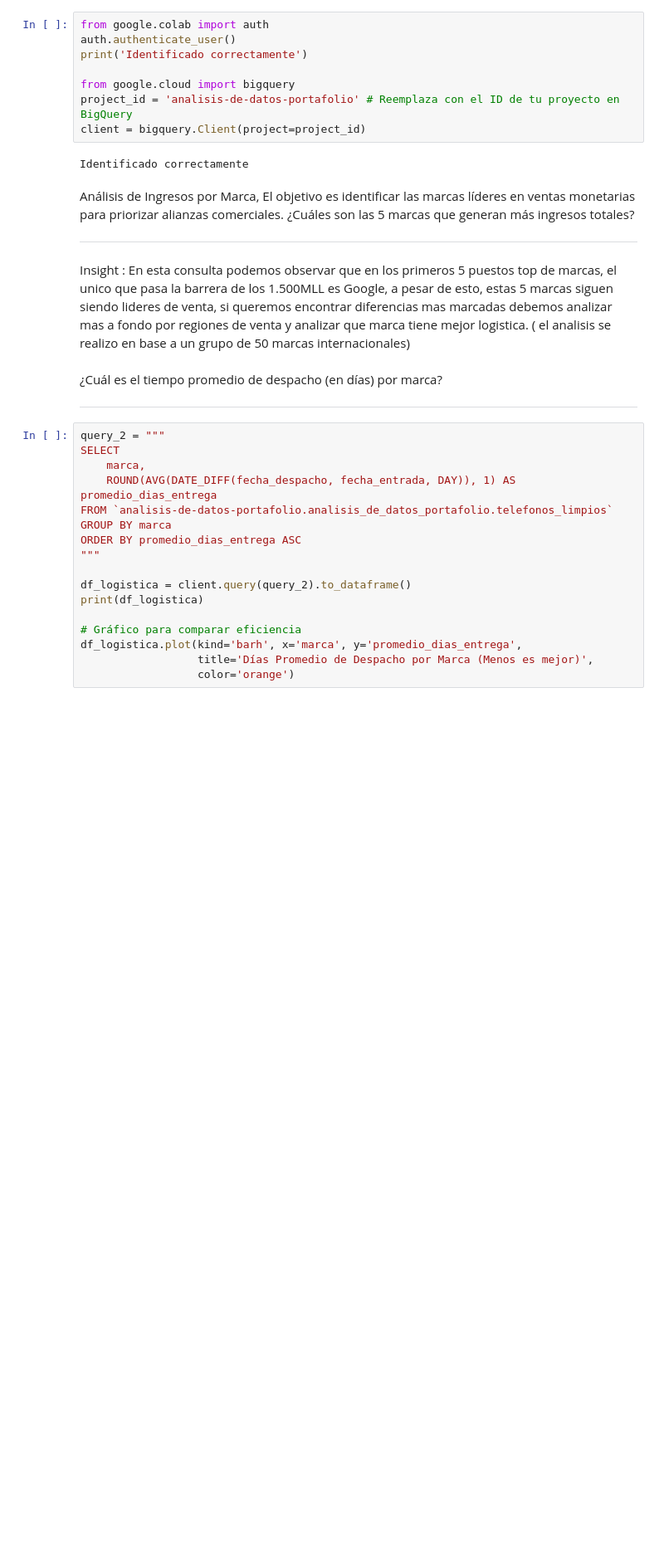
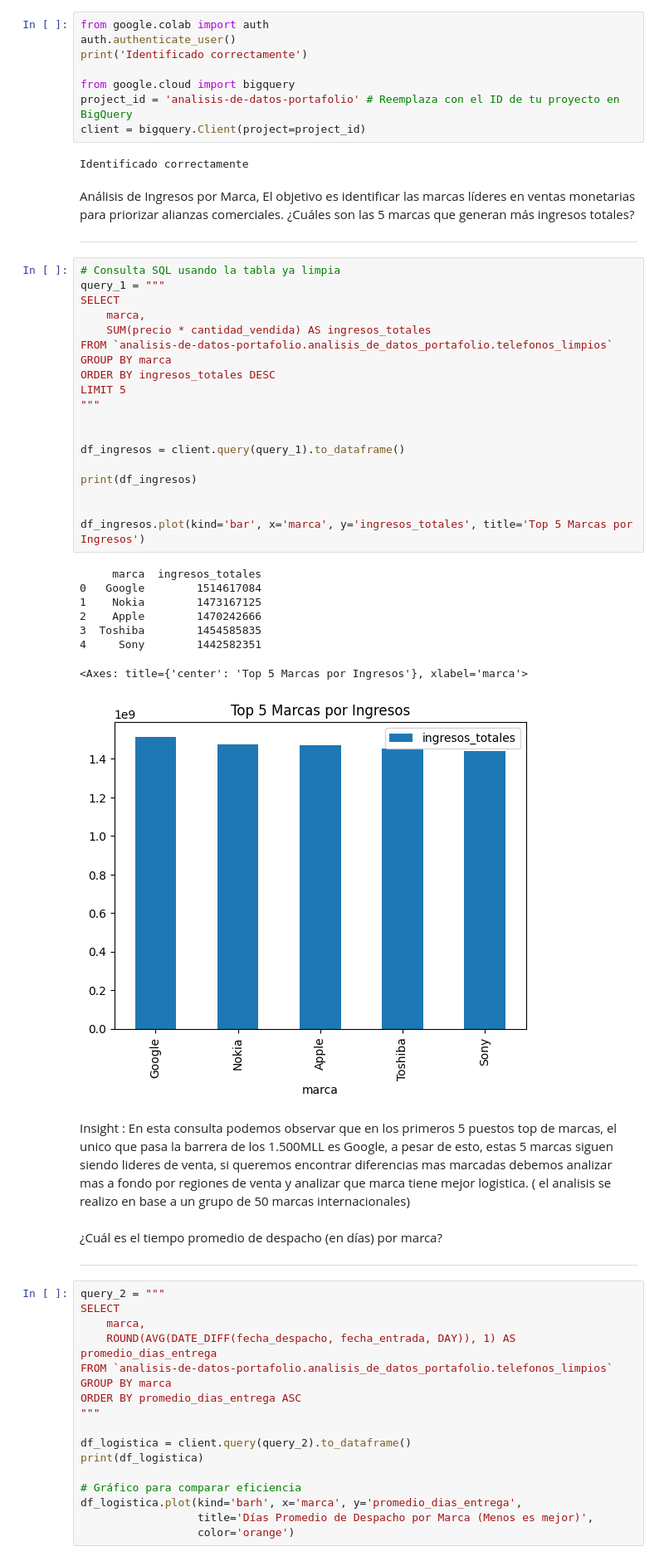
Before and after one commit to ING-HIDALGO/laptops-phones-datos-mercados, a Jupyter notebook: Untitled0.ipynb, the cells around one changed output. Shown at 83% size. Drawn from its saved outputs; the diff is of its cells as text; blank space fills up the shorter version.

```diff
--- a/Untitled0.ipynb
+++ b/Untitled0.ipynb
@@ -15,6 +15,34 @@ Análisis de Ingresos por Marca, El objetivo es identificar las marcas líderes
 ¿Cuáles son las 5 marcas que generan más ingresos totales?
 
 ---
+# %%
+# Consulta SQL usando la tabla ya limpia
+query_1 = """
+SELECT
+    marca,
+    SUM(precio * cantidad_vendida) AS ingresos_totales
+FROM `analisis-de-datos-portafolio.analisis_de_datos_portafolio.telefonos_limpios`
+GROUP BY marca
+ORDER BY ingresos_totales DESC
+LIMIT 5
+"""
+
+
+df_ingresos = client.query(query_1).to_dataframe()
+
+print(df_ingresos)
+
+
+df_ingresos.plot(kind='bar', x='marca', y='ingresos_totales', title='Top 5 Marcas por Ingresos')
+# %% [output]
+     marca  ingresos_totales
+0   Google        1514617084
+1    Nokia        1473167125
+2    Apple        1470242666
+3  Toshiba        1454585835
+4     Sony        1442582351
+<Axes: title={'center': 'Top 5 Marcas por Ingresos'}, xlabel='marca'>
+[figure, added]
 # %% [markdown]
 Insight : En esta consulta podemos observar que en los primeros 5 puestos top de marcas, el unico que pasa la barrera de los 1.500MLL es Google, a pesar de esto, estas 5 marcas siguen siendo lideres de venta, si queremos encontrar diferencias mas marcadas debemos analizar mas a fondo por regiones de venta y analizar que marca tiene mejor logistica. ( el analisis se realizo en base a un grupo de 50 marcas internacionales)
 # %% [markdown]
```
